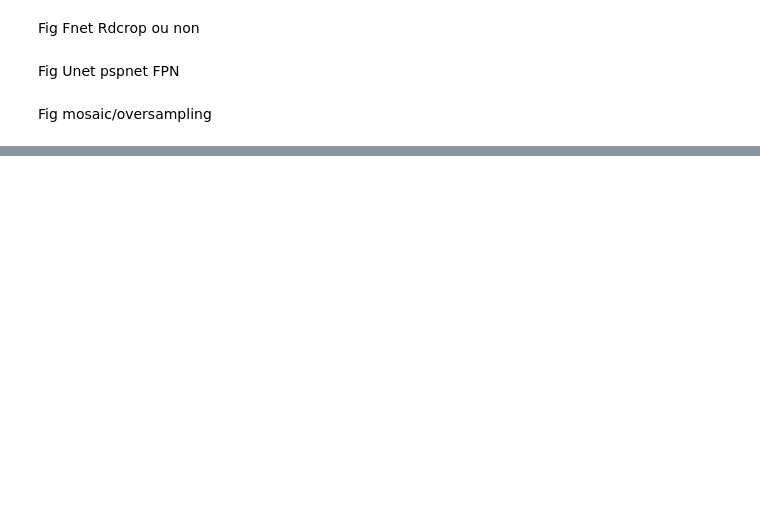
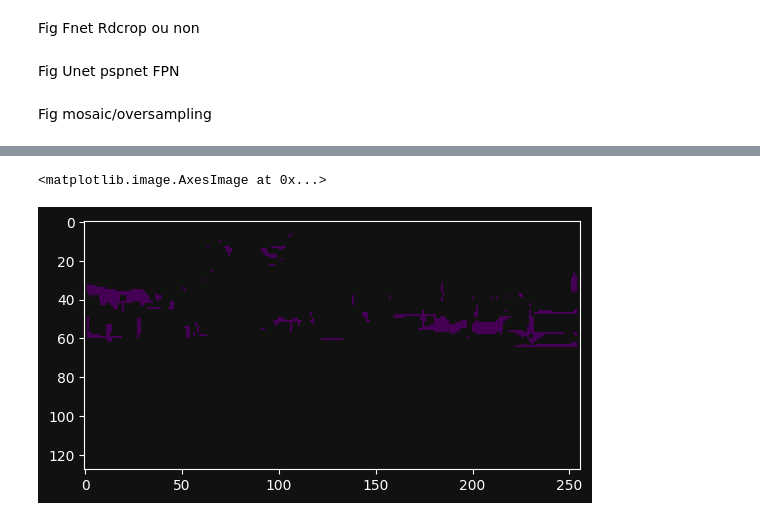
Before and after one commit to lefpradier/urban-segmentation-app, a Jupyter notebook: tests_init.ipynb, the cells around one changed output, grey strips where cells are left out. Drawn from its saved outputs; the diff is of its cells as text; code cells hidden in the pictures; blank space fills up the shorter version.

```diff
--- a/tests_init.ipynb
+++ b/tests_init.ipynb
@@ -712,0 +821,21 @@ labelLines(par1.get_lines())
+# %%
+def convert_class(x):
+    cats = [[0, 1, 2, 3, 4, 5, 6],
+            [7, 8, 9, 10],
+            [11, 12, 13, 14, 15, 16],
+            [17, 18, 19, 20],
+            [21, 22],
+            [23],
+            [24, 25],
+            [26, 27, 28, 29, 30, 31, 32, 33, -1]]
+    for layer in range(8):
+        x = np.where(np.isin(x, cats[layer]), layer, x)
+    return x
+
+
+def check_diff(x, y, image):
+    chkdiff = np.zeros(image.shape)
+    chkdiff[:, :, 0] = np.where(x != y, 1, image[:, :, 0])
+    chkdiff[:, :, 1] = np.where(x != y, 0, image[:, :, 1])
+    chkdiff[:, :, 2] = np.where(x != y, 0, image[:, :, 2])
+    return chkdiff
@@ -712,0 +902,5 @@ labelLines(par1.get_lines())
+# %%
+plt.imshow(diff)
+# %% [output]
+<matplotlib.image.AxesImage at 0x...>
+[figure, added]
```
Also changed, not shown: parts of 21 cells of this notebook, 11 other files.
